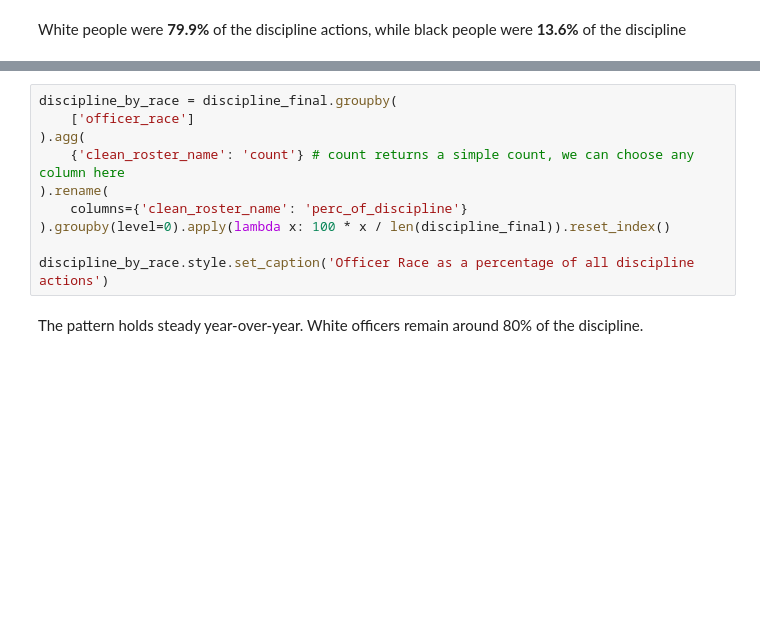
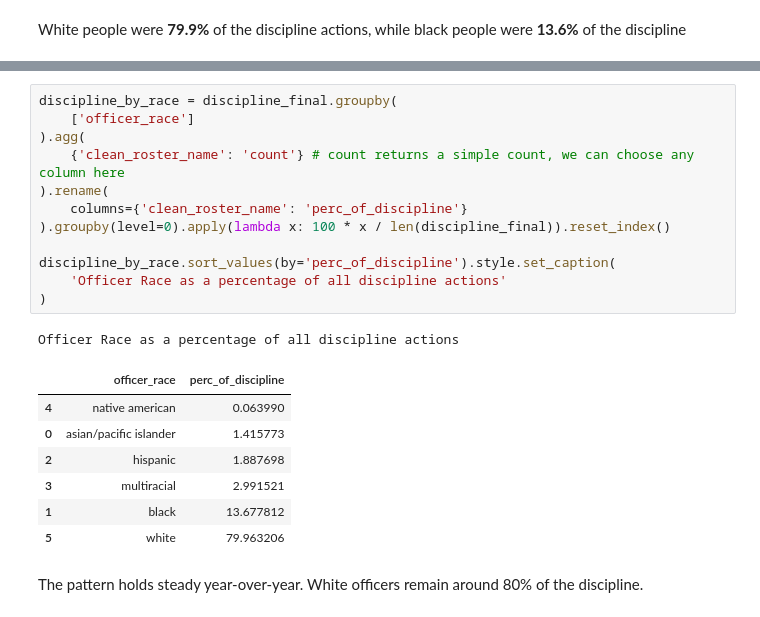
Before and after one commit to APM-Reports/nashville-discipline, a Jupyter notebook: analysis/Discipline-Data-Analysis.ipynb, the cells around one changed output, grey strips where cells are left out. Drawn from its saved outputs; the diff is of its cells as text; blank space fills up the shorter version.

```diff
--- a/analysis/Discipline-Data-Analysis.ipynb
+++ b/analysis/Discipline-Data-Analysis.ipynb
@@ -251,13 +272,24 @@ discipline_final.groupby('officer_race').agg({'clean_roster_name':'nunique'})
 # %%
 discipline_by_race = discipline_final.groupby(
     ['officer_race']
 ).agg(
     {'clean_roster_name': 'count'} # count returns a simple count, we can choose any column here
 ).rename(
     columns={'clean_roster_name': 'perc_of_discipline'}
 ).groupby(level=0).apply(lambda x: 100 * x / len(discipline_final)).reset_index()
 
-discipline_by_race.style.set_caption('Officer Race as a percentage of all discipline actions')
+discipline_by_race.sort_values(by='perc_of_discipline').style.set_caption(
+    'Officer Race as a percentage of all discipline actions'
+)
+# %% [output]
+Officer Race as a percentage of all discipline actions
+|  | officer_race | perc_of_discipline |
+| 4 | native american | 0.063990 |
+| 0 | asian/pacific islander | 1.415773 |
+| 2 | hispanic | 1.887698 |
+| 3 | multiracial | 2.991521 |
+| 1 | black | 13.677812 |
+| 5 | white | 79.963206 |
 # %% [markdown]
 The pattern holds steady year-over-year. White officers remain around 80% of the discipline.
 # %%
```
Also changed, not shown: parts of 39 cells of this notebook, 1 other file.
